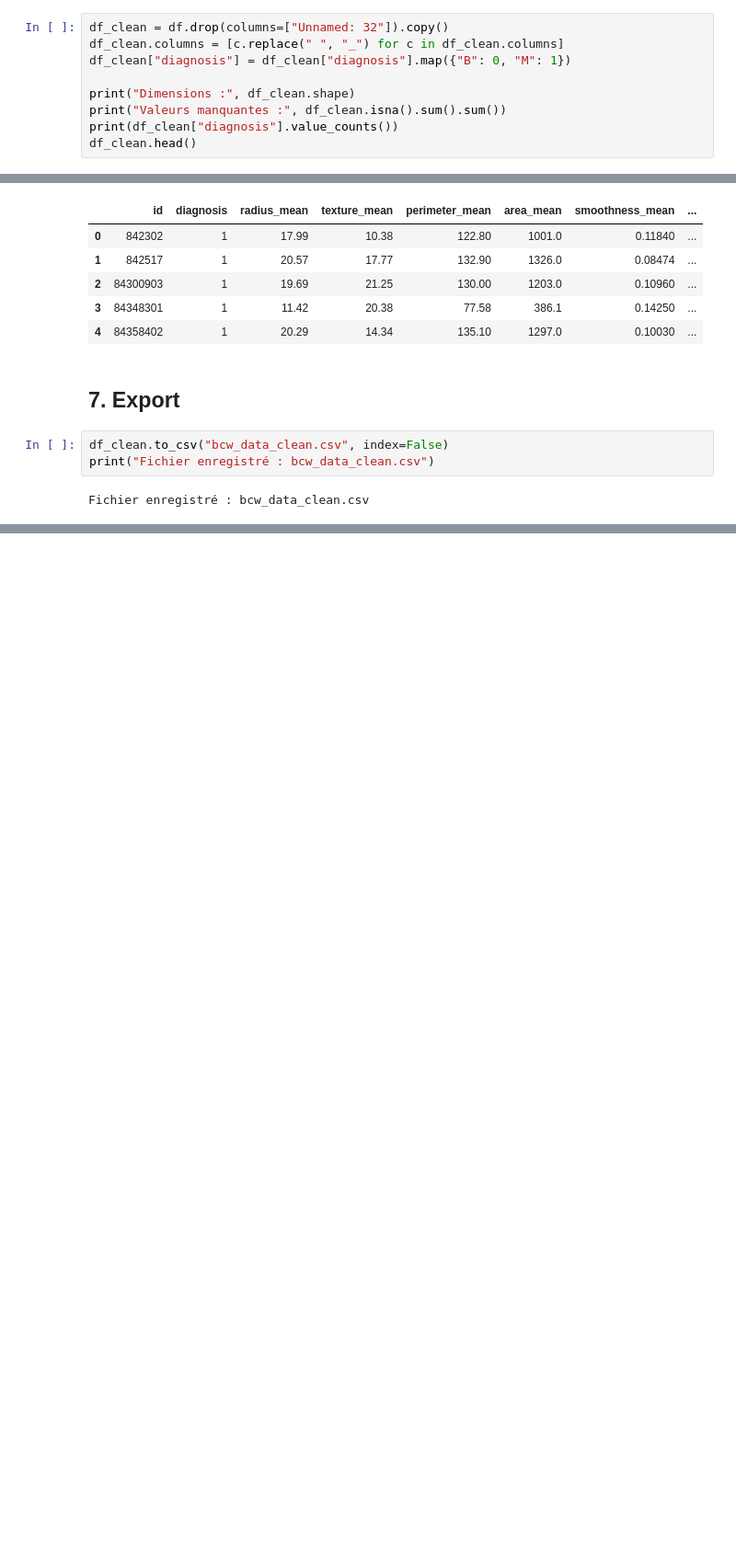
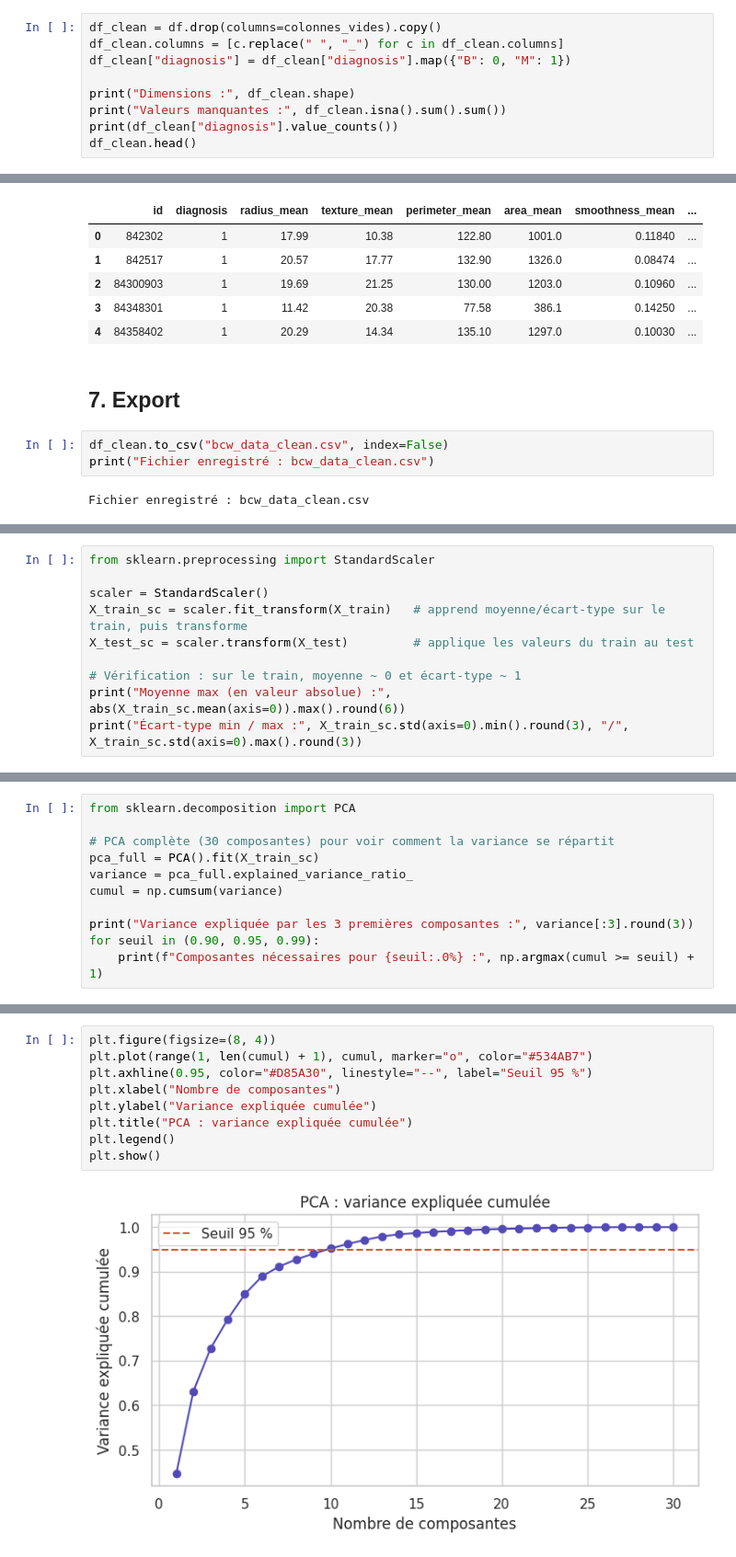
Before and after one commit to kylliann-larcher/building-perceptron, a Jupyter notebook: eda_bcw_pca_perceptron.ipynb, the cells around one changed output, grey strips where cells are left out. Shown at 92% size. Saved outputs shown, nothing was run; the diff lists cells and outputs as text; blank space fills up the shorter version.

```diff
--- a/boruta.ipynb
+++ b/eda_bcw_pca_perceptron.ipynb
@@ -312,7 +329,7 @@ dtype: float64
 
 On ne touche ni aux outliers ni aux zéros (voir plus haut). La normalisation se fera plus tard, après la séparation train/test, pour éviter la fuite de données.
 # %%
-df_clean = df.drop(columns=["Unnamed: 32"]).copy()
+df_clean = df.drop(columns=colonnes_vides).copy()
 df_clean.columns = [c.replace(" ", "_") for c in df_clean.columns]
 df_clean["diagnosis"] = df_clean["diagnosis"].map({"B": 0, "M": 1})
 
@@ -578,0 +412,10 @@ Pour une conclusion plus riche, on peut comparer la précision obtenue avec Boru
+# %%
+from sklearn.preprocessing import StandardScaler
+
+scaler = StandardScaler()
+X_train_sc = scaler.fit_transform(X_train)   # apprend moyenne/écart-type sur le train, puis transforme
+X_test_sc = scaler.transform(X_test)         # applique les valeurs du train au test
+
+# Vérification : sur le train, moyenne ~ 0 et écart-type ~ 1
+print("Moyenne max (en valeur absolue) :", abs(X_train_sc.mean(axis=0)).max().round(6))
+print("Écart-type min / max :", X_train_sc.std(axis=0).min().round(3), "/", X_train_sc.std(axis=0).max().round(3))
@@ -578,0 +438,11 @@ Pour une conclusion plus riche, on peut comparer la précision obtenue avec Boru
+# %%
+from sklearn.decomposition import PCA
+
+# PCA complète (30 composantes) pour voir comment la variance se répartit
+pca_full = PCA().fit(X_train_sc)
+variance = pca_full.explained_variance_ratio_
+cumul = np.cumsum(variance)
+
+print("Variance expliquée par les 3 premières composantes :", variance[:3].round(3))
+for seuil in (0.90, 0.95, 0.99):
+    print(f"Composantes nécessaires pour {seuil:.0%} :", np.argmax(cumul >= seuil) + 1)
@@ -578,0 +454,11 @@ Pour une conclusion plus riche, on peut comparer la précision obtenue avec Boru
+# %%
+plt.figure(figsize=(8, 4))
+plt.plot(range(1, len(cumul) + 1), cumul, marker="o", color="#534AB7")
+plt.axhline(0.95, color="#D85A30", linestyle="--", label="Seuil 95 %")
+plt.xlabel("Nombre de composantes")
+plt.ylabel("Variance expliquée cumulée")
+plt.title("PCA : variance expliquée cumulée")
+plt.legend()
+plt.show()
+# %% [output]
+[figure, added]
```
Also changed, not shown: parts of 59 cells of this notebook, 6 other files.
